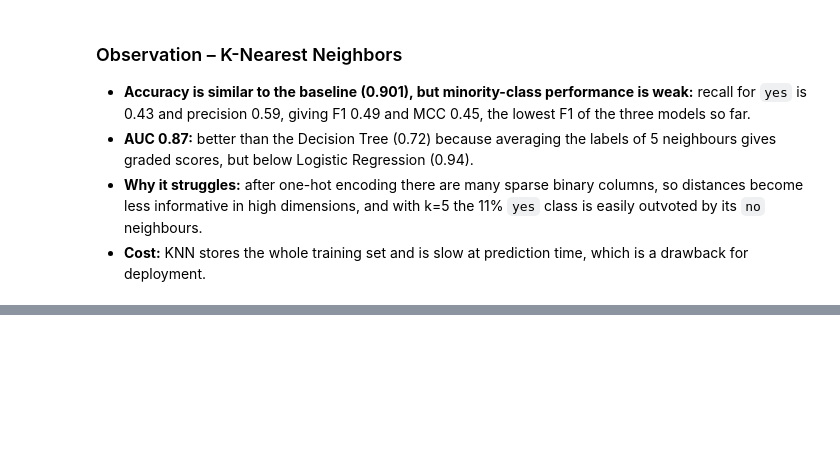
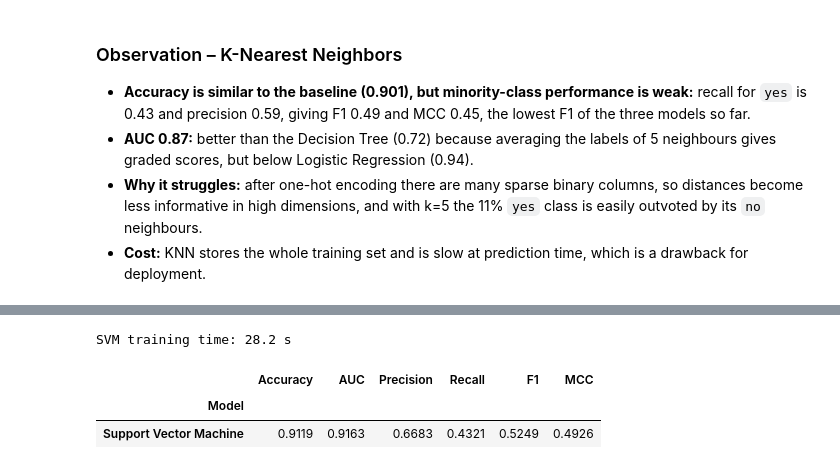
Before and after one commit to athisayarajp/ml-classification-streamlit, a Jupyter notebook: ML_Assignment2.ipynb, the cells around one changed output, grey strips where cells are left out. Drawn from its saved outputs; the diff is of its cells as text; code cells hidden in the pictures; blank space fills up the shorter version.

```diff
--- a/ML_Assignment2.ipynb
+++ b/ML_Assignment2.ipynb
@@ -395,0 +441,21 @@ weighted avg       0.89      0.90      0.89      8236
+# %%
+import time
+from sklearn.svm import SVC
+
+svm_pipeline = Pipeline([
+    ('preprocessor', preprocessor),
+    ('classifier', SVC(kernel='rbf', random_state=42)),
+])
+
+start = time.time()
+svm_pipeline.fit(X_train, y_train)
+print(f'SVM training time: {time.time() - start:.1f} s')
+
+row, pred_svm = evaluate_model('Support Vector Machine', svm_pipeline, X_test, y_test)
+results.append(row)
+pd.DataFrame([row]).set_index('Model').round(4)
+# %% [output]
+SVM training time: 28.2 s
+|  | Accuracy | AUC | Precision | Recall | F1 | MCC |
+| Model |  |  |  |  |  |  |
+| Support Vector Machine | 0.9119 | 0.9163 | 0.6683 | 0.4321 | 0.5249 | 0.4926 |
```
Also changed, not shown: parts of 18 cells of this notebook.
